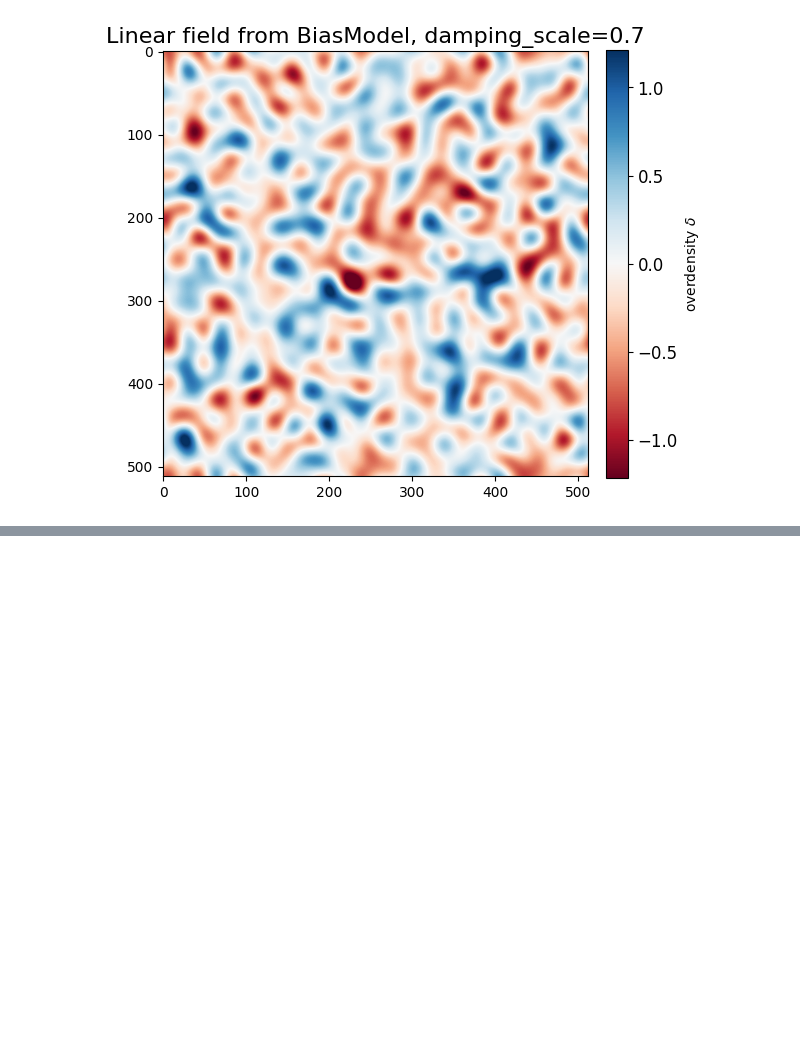
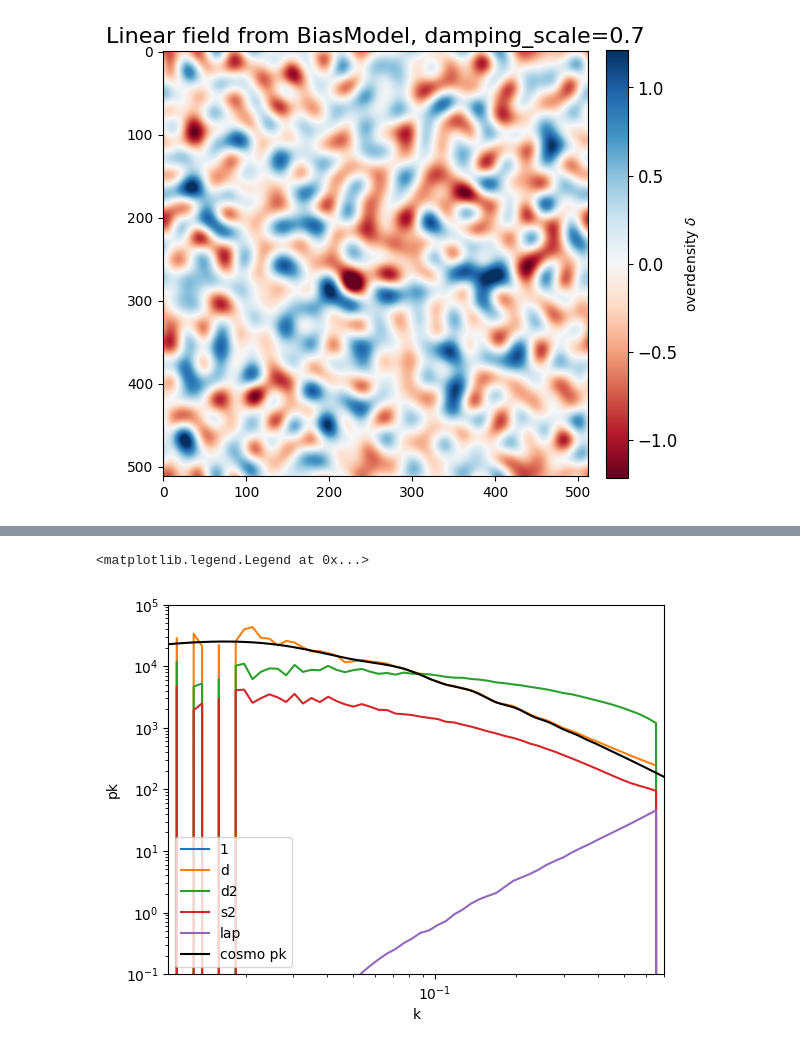
Before and after one commit to kstoreyf/muchisimocks, a Jupyter notebook: notebooks/2024-07-17_more_muchisimocks_checks.ipynb, the cells around one changed output, grey strips where cells are left out. Drawn from its saved outputs; the diff is of its cells as text; code cells hidden in the pictures; blank space fills up the shorter version.

Commit message:
digging into quijote issue still

```diff
--- a/notebooks/2024-07-17_more_muchisimocks_checks.ipynb
+++ b/notebooks/2024-07-17_more_muchisimocks_checks.ipynb
@@ -2030,0 +2124,8 @@ plotter.plot_overdensity_field(bmodel_d1.linear_field, title=f"Linear field from
+# %%
+bias_terms_eul = []
+for ii in range(0,len(bias_fields)):
+    bias_terms = bacco.statistics.compute_mesh(ngrid=n_grid, box=box_size, pos=pos,
+                            mass = (bias_fields[ii]).flatten(), deposit_method='cic',
+                            interlacing=interlacing)
+    bias_terms_eul.append(bias_terms)
+bias_terms_eul = np.array(bias_terms_eul)
@@ -2030,0 +2166,3 @@ plotter.plot_overdensity_field(bmodel_d1.linear_field, title=f"Linear field from
+# %%
+for i in range(len(bias_terms_eul)):
+    print(np.min(bias_terms_eul[i]), np.max(bias_terms_eul[i]))
@@ -2030,0 +2175,3 @@ plotter.plot_overdensity_field(bmodel_d1.linear_field, title=f"Linear field from
+# %%
+for i in range(len(bias_terms_eul_sim)):
+    print(np.min(bias_terms_eul_sim[i]), np.max(bias_terms_eul_sim[i]))
@@ -2030,0 +2286,14 @@ plotter.plot_overdensity_field(bmodel_d1.linear_field, title=f"Linear field from
+# %%
+norm = n_grid**3
+pk_objs_hr_bfields = []
+for i in range(len(bias_fields)):
+    pk_obj_hr_bfield = bacco.statistics.compute_crossspectrum_twogrids(
+                    grid1=bias_fields[i]/norm,
+                    grid2=bias_fields[i]/norm,
+                    normalise_grid1=False,
+                    normalise_grid2=False,
+                    cosmology=cosmo_quijote,
+                    **args_power_grid_hr #deconvolve lagrangian field?
+                    ## **args_power_grid_hr_deconvolveFalse
+                    )
+    pk_objs_hr_bfields.append(pk_obj_hr_bfield)
@@ -2030,0 +2459,18 @@ plotter.plot_overdensity_field(bmodel_d1.linear_field, title=f"Linear field from
+# %%
+labels_lag_fields = ['1', 'd', 'd2', 's2', 'lap']
+for i in range(len(bias_fields)):
+    plt.loglog(pk_objs_hr_bfields[i]['k'], pk_objs_hr_bfields[i]['pk'],
+               label=labels_lag_fields[i])
+
+plt.loglog(cosmo._tabPowerSpectrum_z0['x'], cosmo._tabPowerSpectrum_z0['y'],
+           label='cosmo pk', color='k')
+
+plt.xlim(pk_objs_hr_bfields[0]['k'].min(), pk_objs_hr_bfields[0]['k'].max())
+plt.ylim(1e-1, 1e5)
+
+plt.xlabel('k')
+plt.ylabel('pk')
+plt.legend()
+# %% [output]
+<matplotlib.legend.Legend at 0x...>
+[figure, added]
```
Also changed, not shown: parts of 28 cells of this notebook, 6 other files.
